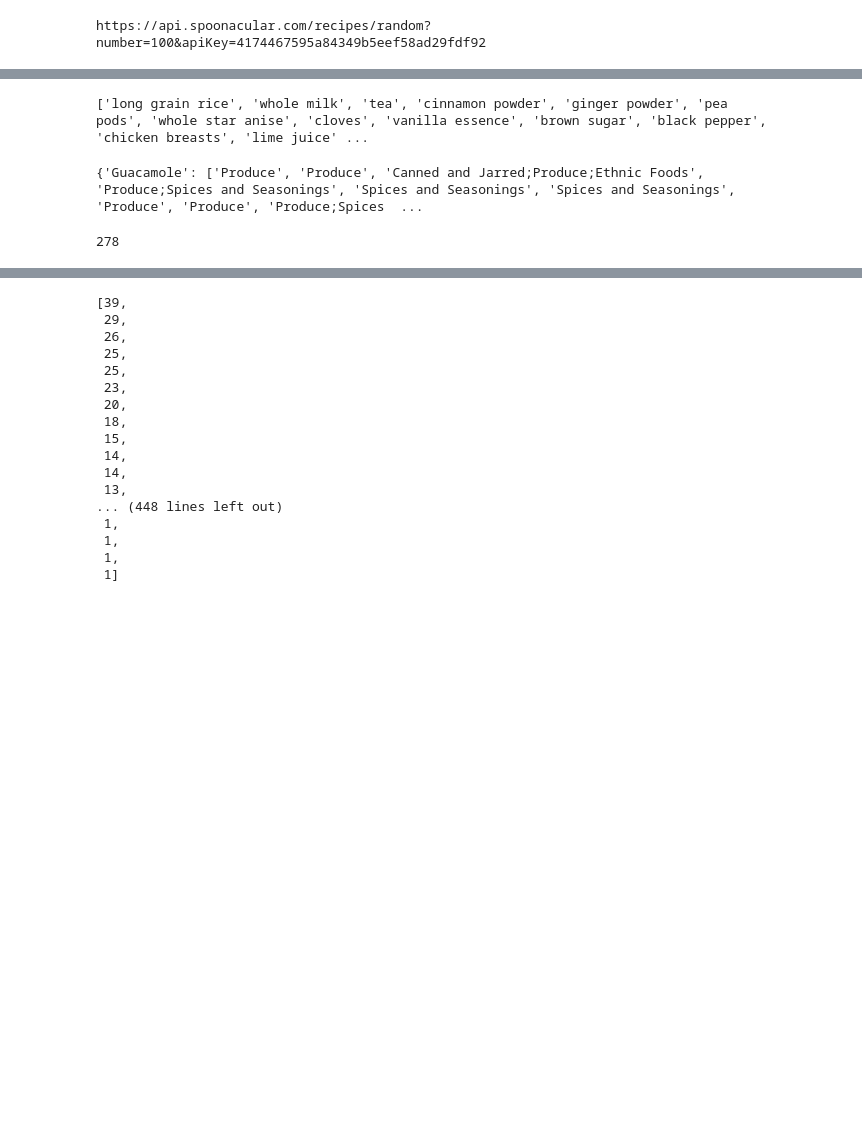
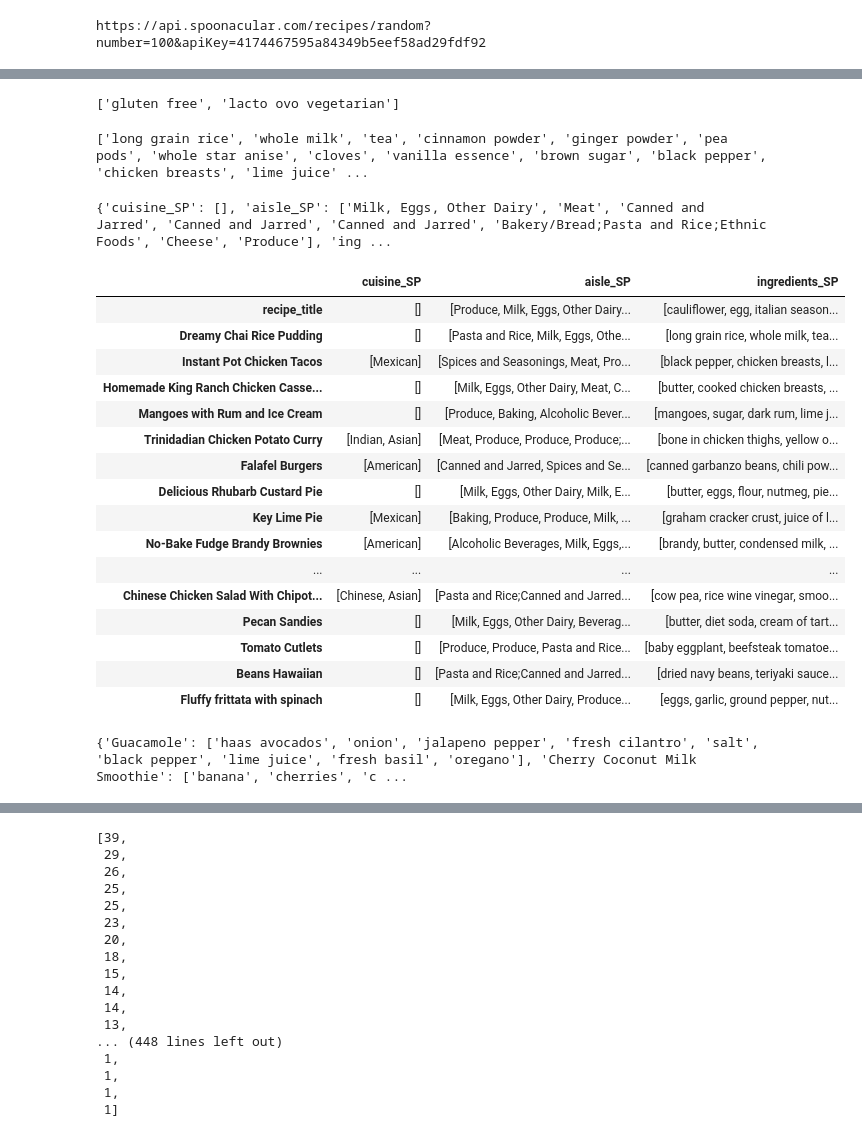
Before and after one commit to ccwillmore/Recipe_project, a Jupyter notebook: first_API_call.ipynb, the cells around one changed output, grey strips where cells are left out. Saved outputs shown, nothing was run; the diff lists cells and outputs as text; code cells hidden in the pictures; blank space fills up the shorter version.

```diff
--- a/first_API_call.ipynb
+++ b/first_API_call.ipynb
@@ -37,7 +33,13 @@ len(rec_download_list)
+# %%
+rec_download_list[0]['diets']
+# %% [output]
+['gluten free', 'lacto ovo vegetarian']
 # %%
 # ingredients_dict = {}
 # category_dict = {}
+recipe_dict = {}
 # %%
+cuisine_name = []
 total_ingredients_list = []
 recipe_title = []
 category = []
@@ -46,16 +48,44 @@ ingredient_list = []
 counter = 0
 for element in rec_download_list:
     recipe_title = element['title']
-    counter += 1
-    ing_list = element['extendedIngredients']
-    for ingredients in ing_list:
+    cuisine_name = element['cuisines']
+    for ingredients in element['extendedIngredients']:
         ingredient_list.append(ingredients['name'])
         category.append(ingredients['aisle'])
         total_ingredients_list.append(ingredients['name'])
-    ingredients_dict[recipe_title] = ingredient_list
-    category_dict[recipe_title] = category
+    recipe_dict[recipe_title] = {'cuisine_SP':  cuisine_name,
+                                   'aisle_SP':  category,
+                                   'ingredients_SP': ingredient_list}
+#     ingredients_dict['recipe_title'] = ingredient_list
+#     category_dict[recipe_title] = category
     ingredient_list = []
     category = []
 print(total_ingredients_list)
 # %% [output]
 ['long grain rice', 'whole milk', 'tea', 'cinnamon powder', 'ginger powder', 'pea pods', 'whole star anise', 'cloves', 'vanilla essence', 'brown sugar', 'black pepper', 'chicken breasts', 'lime juice' ...
+# %%
+print(recipe_dict['Homemade King Ranch Chicken Casserole'])
+# %% [output]
+{'cuisine_SP': [], 'aisle_SP': ['Milk, Eggs, Other Dairy', 'Meat', 'Canned and Jarred', 'Canned and Jarred', 'Canned and Jarred', 'Bakery/Bread;Pasta and Rice;Ethnic Foods', 'Cheese', 'Produce'], 'ing ...
+# %%
+recipe_df = pd.DataFrame.from_dict(recipe_dict, orient = 'index')
+# %%
+recipe_df.head(20)
+# %% [output]
+|  | cuisine_SP | aisle_SP | ingredients_SP |
+| recipe_title | [] | [Produce, Milk, Eggs, Other Dairy... | [cauliflower, egg, italian season... |
+| Dreamy Chai Rice Pudding | [] | [Pasta and Rice, Milk, Eggs, Othe... | [long grain rice, whole milk, tea... |
+| Instant Pot Chicken Tacos | [Mexican] | [Spices and Seasonings, Meat, Pro... | [black pepper, chicken breasts, l... |
+| Homemade King Ranch Chicken Casse... | [] | [Milk, Eggs, Other Dairy, Meat, C... | [butter, cooked chicken breasts, ... |
+| Mangoes with Rum and Ice Cream | [] | [Produce, Baking, Alcoholic Bever... | [mangoes, sugar, dark rum, lime j... |
+| Trinidadian Chicken Potato Curry | [Indian, Asian] | [Meat, Produce, Produce, Produce;... | [bone in chicken thighs, yellow o... |
+| Falafel Burgers | [American] | [Canned and Jarred, Spices and Se... | [canned garbanzo beans, chili pow... |
+| Delicious Rhubarb Custard Pie | [] | [Milk, Eggs, Other Dairy, Milk, E... | [butter, eggs, flour, nutmeg, pie... |
+| Key Lime Pie | [Mexican] | [Baking, Produce, Produce, Milk, ... | [graham cracker crust, juice of l... |
+| No-Bake Fudge Brandy Brownies | [American] | [Alcoholic Beverages, Milk, Eggs,... | [brandy, butter, condensed milk, ... |
+| ... | ... | ... | ... |
+| Chinese Chicken Salad With Chipot... | [Chinese, Asian] | [Pasta and Rice;Canned and Jarred... | [cow pea, rice wine vinegar, smoo... |
+| Pecan Sandies | [] | [Milk, Eggs, Other Dairy, Beverag... | [butter, diet soda, cream of tart... |
+| Tomato Cutlets | [] | [Produce, Produce, Pasta and Rice... | [baby eggplant, beefsteak tomatoe... |
+| Beans Hawaiian | [] | [Pasta and Rice;Canned and Jarred... | [dried navy beans, teriyaki sauce... |
+| Fluffy frittata with spinach | [] | [Milk, Eggs, Other Dairy, Produce... | [eggs, garlic, ground pepper, nut... |
@@ -62,8 +94,4 @@ print(total_ingredients_list)
 # %%
-print(category_dict)
+print(ingredients_dict)
 # %% [output]
-{'Guacamole': ['Produce', 'Produce', 'Canned and Jarred;Produce;Ethnic Foods', 'Produce;Spices and Seasonings', 'Spices and Seasonings', 'Spices and Seasonings', 'Produce', 'Produce', 'Produce;Spices  ...
+{'Guacamole': ['haas avocados', 'onion', 'jalapeno pepper', 'fresh cilantro', 'salt', 'black pepper', 'lime juice', 'fresh basil', 'oregano'], 'Cherry Coconut Milk Smoothie': ['banana', 'cherries', 'c ...
-# %%
-len(ingredients_dict)
-# %% [output]
-278
```
Also changed, not shown: parts of 11 cells of this notebook, 4 other files.
